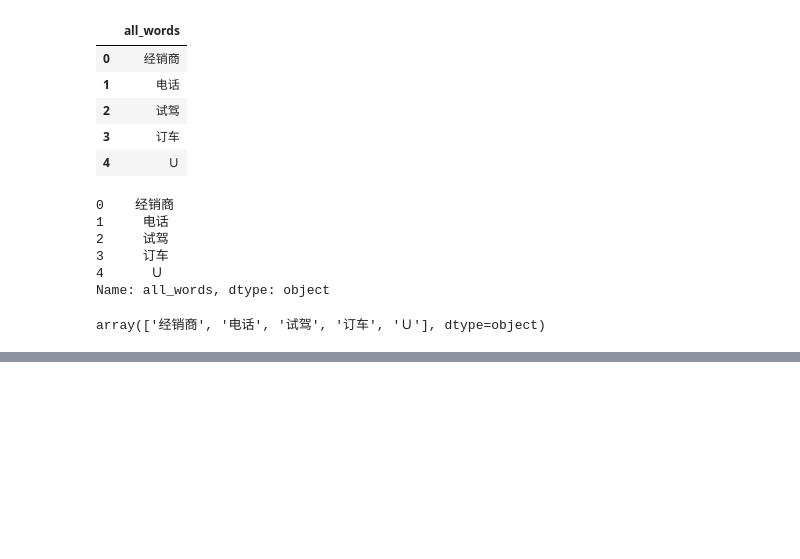
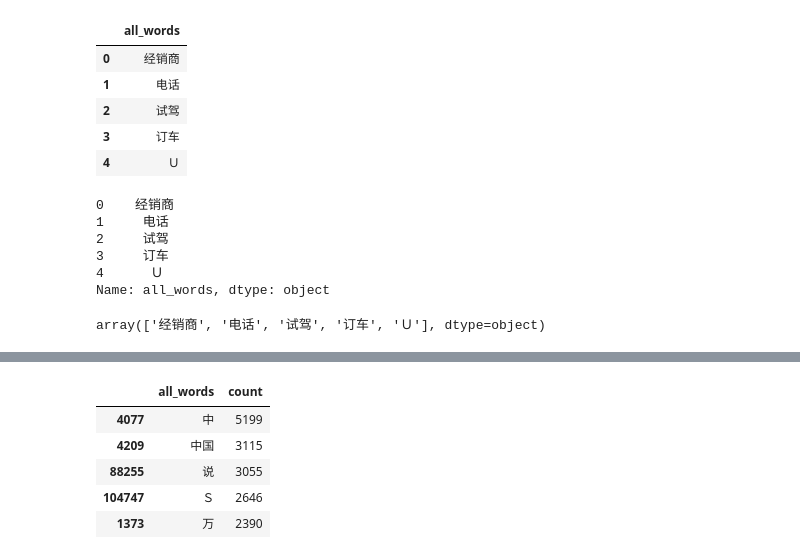
Before and after one commit to lixixi89055465/py_stu, a Jupyter notebook: tangyudi/配套案例/贝叶斯/news_C.ipynb, the cells around one changed output, grey strips where cells are left out. Saved outputs shown, nothing was run; the diff lists cells and outputs as text; code cells hidden in the pictures; blank space fills up the shorter version.

```diff
--- a/tangyudi/配套案例/贝叶斯/news_C.ipynb
+++ b/tangyudi/配套案例/贝叶斯/news_C.ipynb
@@ -179,0 +187,9 @@ SpecificationError: nested renamer is not supported
+# %%
+words_count.head()
+# %% [output]
+|  | all_words | count |
+| 4077 | 中 | 5199 |
+| 4209 | 中国 | 3115 |
+| 88255 | 说 | 3055 |
+| 104747 | Ｓ | 2646 |
+| 1373 | 万 | 2390 |
```
Also changed, not shown: parts of 40 cells of this notebook.
